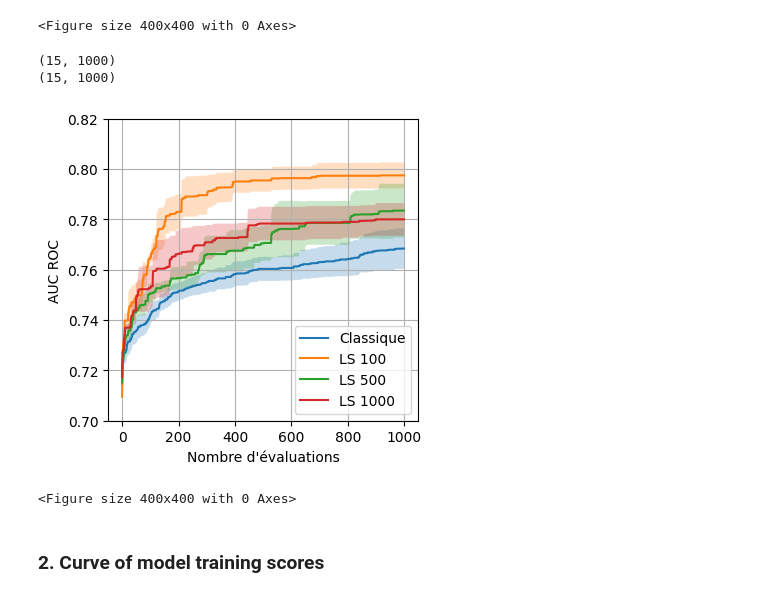
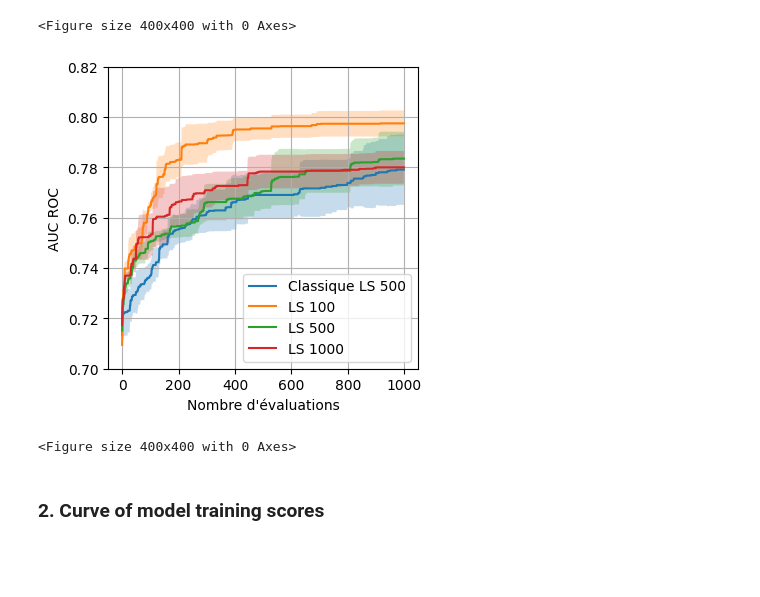
Before and after one commit to prise-3d/noise-detection-attributes-optimization, a Jupyter notebook: analysis/rendering_surrogate_models.ipynb, the cells around one changed output. Saved outputs shown, nothing was run; the diff lists cells and outputs as text; code cells hidden in the pictures; blank space fills up the shorter version.

```diff
--- a/analysis/rendering_surrogate_models.ipynb
+++ b/analysis/rendering_surrogate_models.ipynb
@@ -182,41 +182,39 @@ for o in [1, 2]:
     for k in static_results:
         data_list = data_list + static_results[k]
 
-    data = np.array(data_list)
+    data = np.array(static_results[500])
 
     means = data.mean(axis=0)
     confidences = (1.9 * data.std(axis=0)) / np.sqrt(data.shape[0])
 
-    ax.plot(means, label=f'Classique')
+    ax.plot(means, label=f'Classique LS 500')
     ax.fill_between(np.arange(data.shape[1]), means-confidences, means+confidences, alpha=.25)
 
     for k in sorted(data_results.keys()):
         ls_iter, order = k
 
         if o == order:
 
             data = np.array(data_results[k])
 
             means = data.mean(axis=0)
             confidences = (1.9 * data.std(axis=0)) / np.sqrt(N_RUNS)
 
             ax.plot(means, label=f'LS {ls_iter}')
             ax.fill_between(np.arange(1000), means-confidences, means+confidences, alpha=.25)
 
     ax.grid()
     ax.legend(loc=4)
     ax.set_ylabel('AUC ROC')
     ax.set_xlabel('Nombre d\'évaluations')
     ax.set_ylim(0.7, 0.82)
     # ax.set_yscale('log')
     fig.savefig(os.path.join(output_images_folder, f'out_performance_SO-{o}.pdf'), format='pdf', bbox_inches='tight')
     #plt.show()
 fig.clf()
 # %% [output]
+[figure, new version]
-(15, 1000)
-(15, 1000)
+<Figure size 400x400 with 0 Axes>
-[figure, old version]
-<Figure size 400x400 with 0 Axes>
 # %% [markdown]
 ### 2. Curve of model training scores
 # %%
```
Also changed, not shown: 1 other file.
